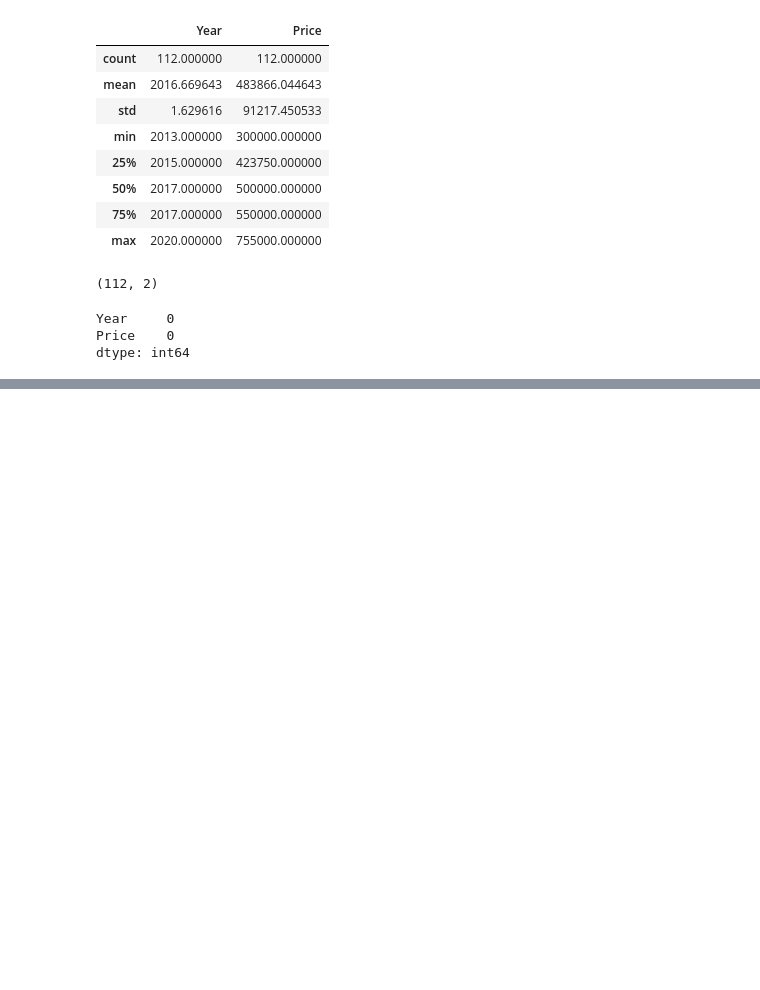
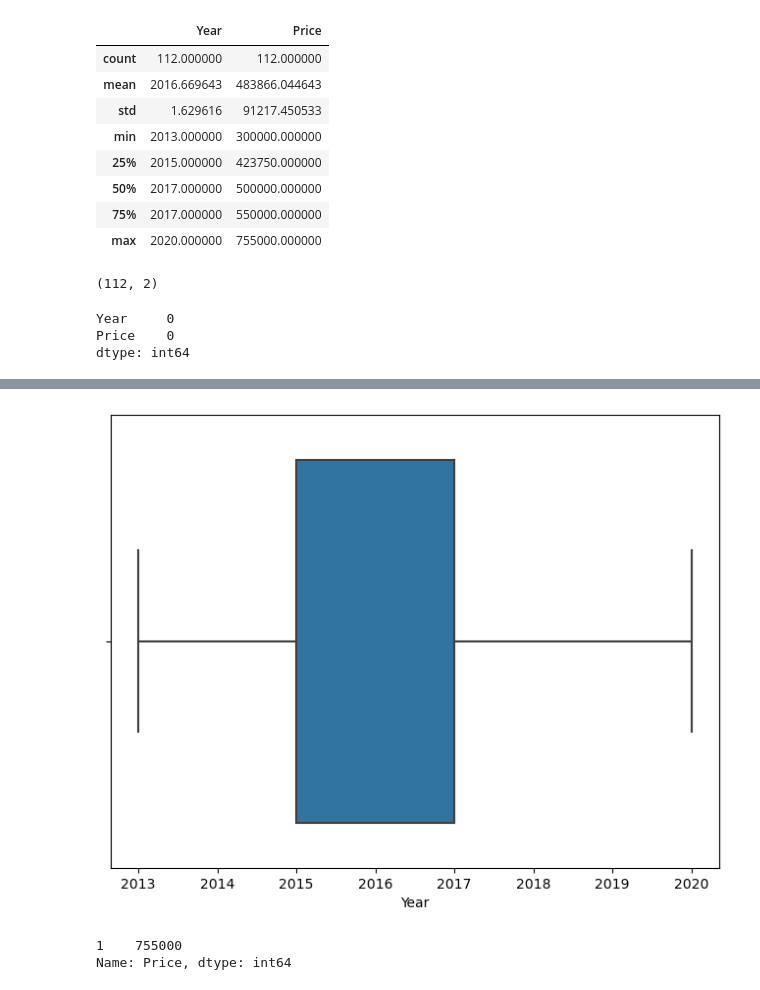
Before and after one commit to sreejayans/ictk, a Jupyter notebook: Case Study on Regression.ipynb, the cells around one changed output, grey strips where cells are left out. Cells and saved outputs as stored; diff of their text form; code cells hidden in the pictures; blank space fills up the shorter version.

```diff
--- a/Case Study on Regression.ipynb
+++ b/Case Study on Regression.ipynb
@@ -69,0 +96,15 @@ dtype: int64
+# %%
+f, ax = plt.subplots(figsize=(8, 6))
+sns.boxplot(x=car["Year"])
+plt.show()
+# %% [output]
+[figure, added]
+# %%
+# Filter the dataset to get car prices greater than 700,000
+filtered_car = car[car['Price'] > 700000]
+
+# Print the filtered car prices
+print(filtered_car['Price'])
+# %% [output]
+1    755000
+Name: Price, dtype: int64
```
Also changed, not shown: parts of 22 cells of this notebook.
